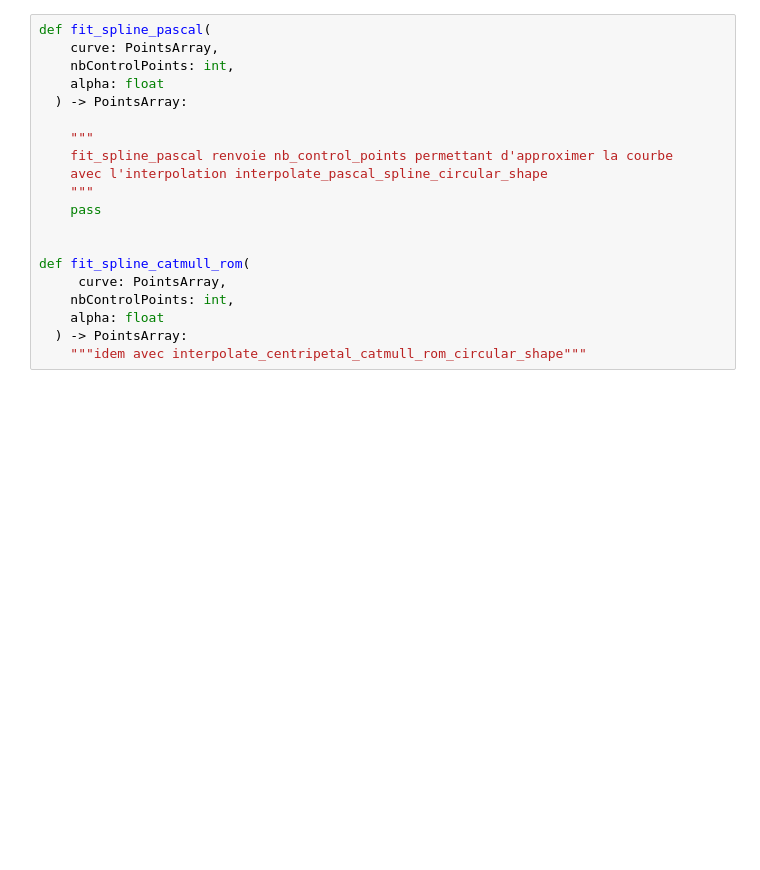
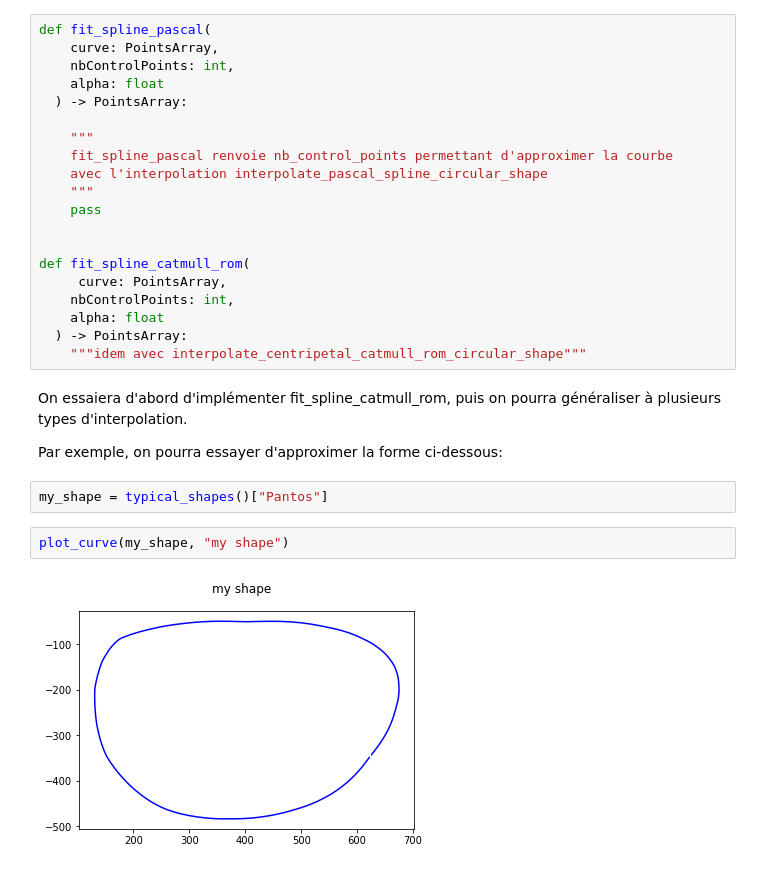
Before and after one commit to pthom/FitSpline, a Jupyter notebook: SplineFit_Test.ipynb, the cells around one changed output. Saved outputs shown, nothing was run; the diff lists cells and outputs as text; blank space fills up the shorter version.

```diff
--- a/SplineFit_Test.ipynb
+++ b/SplineFit_Test.ipynb
@@ -113,3 +113,13 @@ def fit_spline_catmull_rom(
     alpha: float
   ) -> PointsArray:
     """idem avec interpolate_centripetal_catmull_rom_circular_shape"""
+# %% [markdown]
+On essaiera d'abord d'implémenter fit_spline_catmull_rom, puis on pourra généraliser à plusieurs types d'interpolation.
+
+Par exemple, on pourra essayer d'approximer la forme ci-dessous:
+# %%
+my_shape = typical_shapes()["Pantos"]
+# %%
+plot_curve(my_shape, "my shape")
+# %% [output]
+[figure, added]
```
Also changed, not shown: parts of 1 cell of this notebook.
